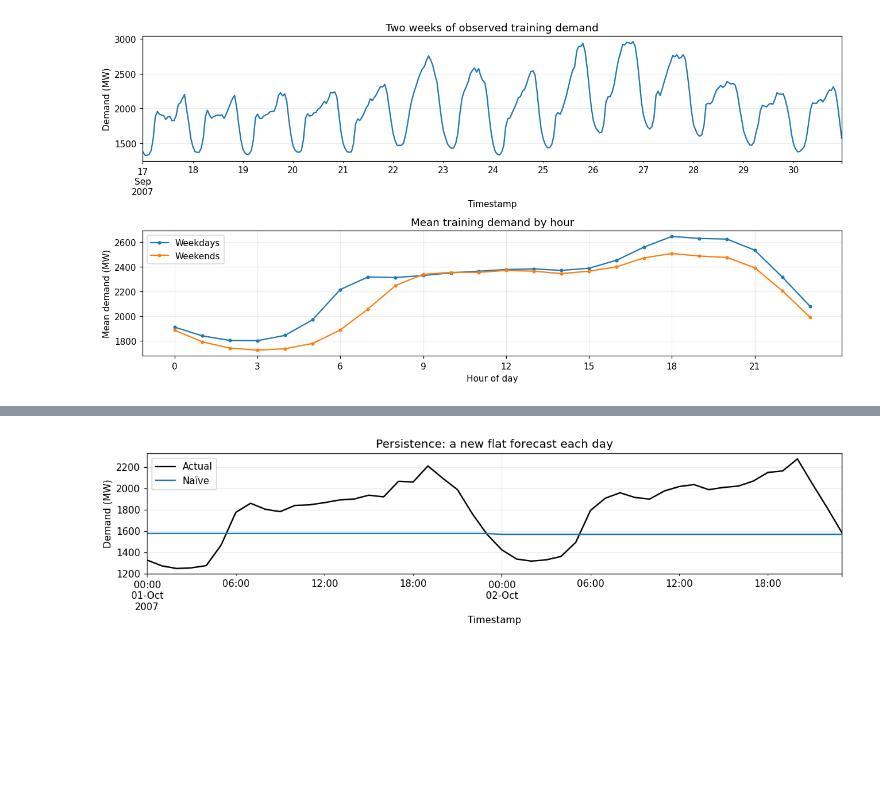
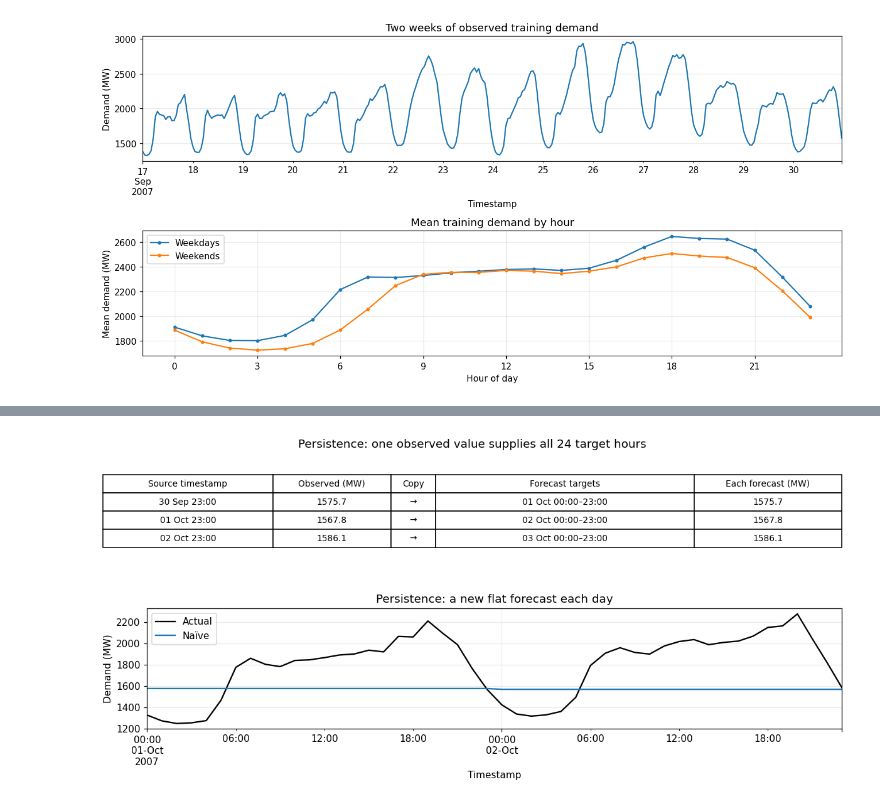
Before and after one commit to akylasstrat/BENV0169_26-27, a Jupyter notebook: tutorial_1_2_forecast_intro_solution.ipynb, the cells around one changed output, grey strips where cells are left out. Saved outputs shown, nothing was run; the diff lists cells and outputs as text; code cells hidden in the pictures; blank space fills up the shorter version.

```diff
--- a/tutorial_1_2_forecast_intro_solution.ipynb
+++ b/tutorial_1_2_forecast_intro_solution.ipynb
@@ -112,2 +123,27 @@ Do **not** use the previous observation at every test hour: that would be a one-
+# %%
+# Supplied illustration: actual GEFCom observations from 2007.
+example_days = test_index[::24][:3]
+example_sources = example_days - pd.Timedelta(hours=1)
+example_values = load_series.loc[example_sources].round(1).to_numpy()
+row_map = pd.DataFrame({
+    "Source timestamp": example_sources.strftime("%d %b %H:%M"),
+    "Observed (MW)": example_values,
+    "Copy": ["→"] * 3,
+    "Forecast targets": example_days.strftime("%d %b") + " 00:00–23:00",
+    "Each forecast (MW)": example_values,
+})
+
+fig, ax = plt.subplots(figsize=(11, 2.1))
+ax.axis("off")
+ax.set_title("Persistence: one observed value supplies all 24 target hours", pad=12)
+row_table = ax.table(cellText=row_map.to_numpy(), colLabels=row_map.columns,
+                     loc="center", cellLoc="center", colWidths=[0.23, 0.16, 0.06, 0.35, 0.20])
+row_table.auto_set_font_size(False)
+row_table.set_fontsize(9)
+row_table.scale(1, 1.7)
+fig.tight_layout()
+plt.show()
+# %% [output]
+[figure, added]
 # %%
 naive_predictions = pd.Series(index=test_index, dtype=float)
```
Also changed, not shown: parts of 22 cells of this notebook, 1 other file.
